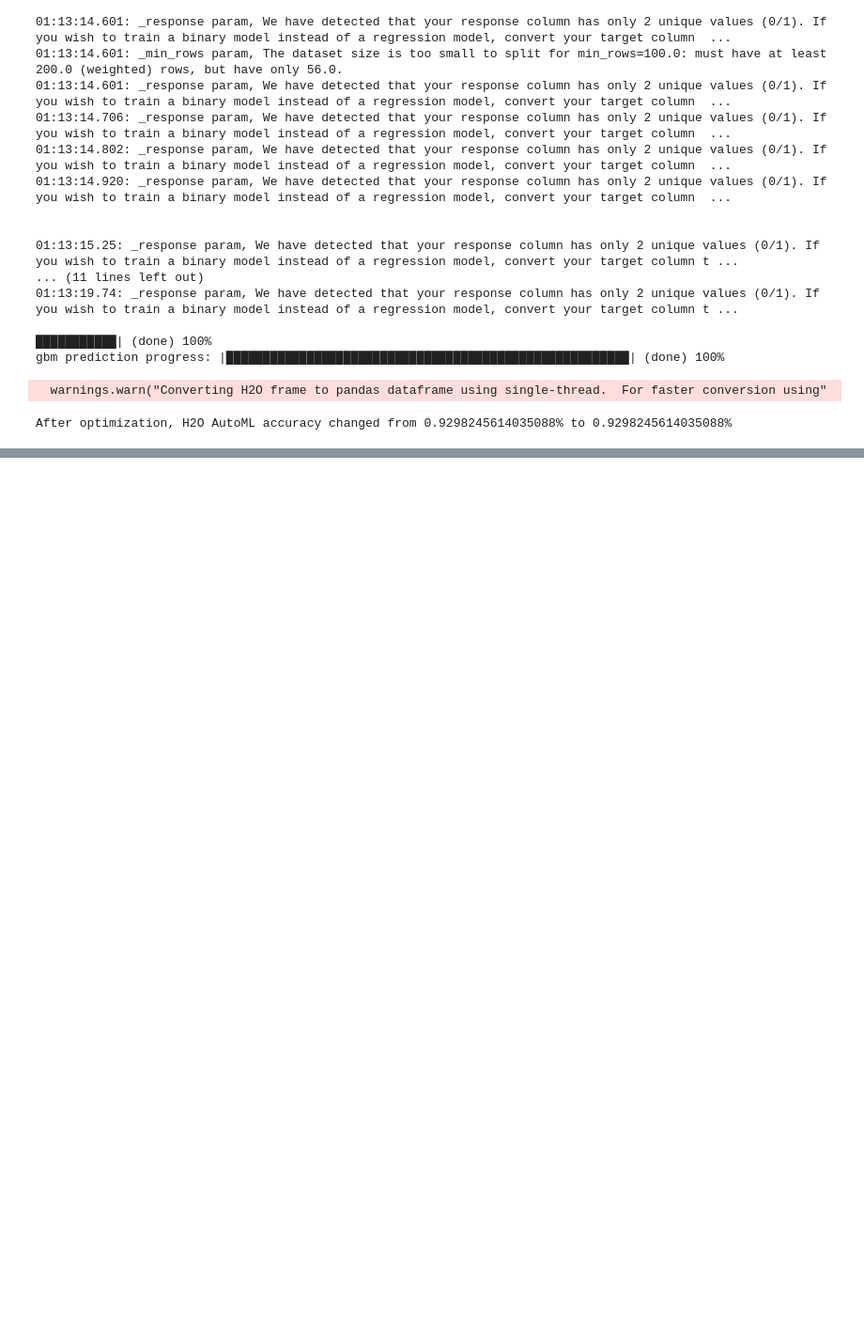
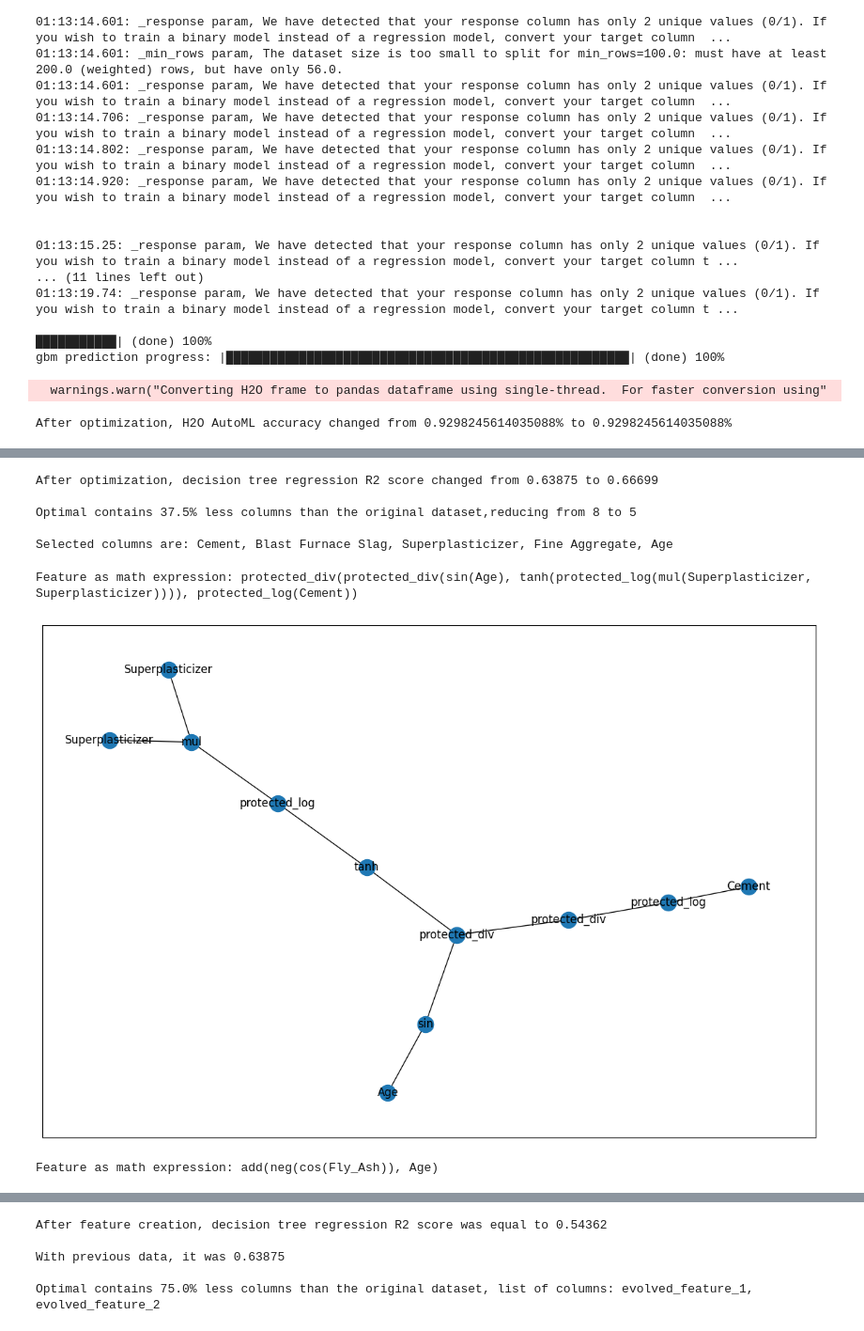
Before and after one commit to Filgar/efsc, a Jupyter notebook: playground.ipynb, the cells around one changed output, grey strips where cells are left out. Shown: that part at 94% size. Drawn from its saved outputs; the diff is of its cells as text; code cells hidden in the pictures; blank space fills up the shorter version.

```diff
--- a/playground.ipynb
+++ b/playground.ipynb
@@ -341,0 +449,63 @@ After optimization, H2O AutoML accuracy changed from 0.9298245614035088% to 0.92
+# %%
+x_train_reg, x_test_reg, x_val_reg, y_train_reg, y_test_reg, y_val_reg = dp.get_train_test_validation_data('wine_quality', 0.8, 0.1)
+
+x_train_reg.columns = x_train_reg.columns.str.replace(' ', '_')
+x_test_reg.columns = x_test_reg.columns.str.replace(' ', '_')
+x_val_reg.columns = x_val_reg.columns.str.replace(' ', '_')
+# %%
+optimizer = PymooOptimizer(x_train_reg, x_val_reg, y_train_reg, y_val_reg)
+solution, score = optimizer.optimize(64, 100, Benchmark.regressor_r2_score, verbose = False)
+raw_score = np.round(Benchmark.regressor_r2_score(x_train_reg, x_test_reg, y_train_reg, y_test_reg), 5)
+optimized_score = np.round(Benchmark.regressor_r2_score(x_train_reg.loc[:, solution], x_test_reg.loc[:, solution], y_train_reg, y_test_reg), 5)
+print(f'After optimization, decision tree regression R2 score changed from {raw_score} to {optimized_score}\n\n' +
+        f'Optimal contains {np.round((x_train_reg.shape[1] - np.sum(solution)) / x_train_reg.shape[1] * 100, 1)}% less columns than the original dataset,' +
+        f'reducing from {x_train_reg.shape[1]} to {np.sum(solution)}\n\nSelected columns are: {", ".join(x_train_reg.columns[solution].tolist())}')
+# %% [output]
+After optimization, decision tree regression R2 score changed from 0.63875 to 0.66699
+
+Optimal contains 37.5% less columns than the original dataset,reducing from 8 to 5
+
+Selected columns are: Cement, Blast Furnace Slag, Superplasticizer, Fine Aggregate, Age
+# %%
+# Evolve a new set of features
+x_train_2_reg = pd.DataFrame({})
+x_test_2_reg = pd.DataFrame({})
+x_val_2_reg = pd.DataFrame({})
+
+old_r2 = 100000
+new_r2 = 1
+feature_count = 0
+
+while new_r2 - old_r2 < 0:
+    old_r2 = new_r2
+    feature_count += 1
+    optimizer = PymooOptimizer(pd.concat([x_train_reg, x_train_2_reg], axis=1), pd.concat([x_val_reg, x_val_2_reg], axis=1), y_train_reg, y_val_reg)
+    best_feature_func, best_individual = optimizer.evolve_new_feature(epochs=50, heuristics=Benchmark.regressor_r2_score, verbose=False, target_train = x_train_2_reg, target_test = x_val_2_reg)
+    print("Feature as math expression:", best_individual, "\n")
+
+    nodes, edges, labels = gp.graph(best_individual)
+    g = nx.Graph()
+    g.add_nodes_from(nodes)
+    g.add_edges_from(edges)
+    pos = nx.spring_layout(g)
+
+    plt.figure(figsize=(15, 10))
+    nx.draw_networkx_nodes(g, pos)
+    nx.draw_networkx_edges(g, pos)
+    nx.draw_networkx_labels(g, pos, labels)
+    plt.show()
+
+    x_train_2_reg[f'evolved_feature_{feature_count}'] = pd.concat([x_train_reg, x_train_2_reg], axis=1).apply(lambda row: best_feature_func(*row), axis=1)
+    x_test_2_reg[f'evolved_feature_{feature_count}'] = pd.concat([x_test_reg, x_test_2_reg], axis=1).apply(lambda row: best_feature_func(*row), axis=1)
+    x_val_2_reg[f'evolved_feature_{feature_count}'] = pd.concat([x_val_reg, x_val_2_reg], axis=1).apply(lambda row: best_feature_func(*row), axis=1)
+
+    new_r2 = np.round(Benchmark.regressor_r2_score(x_train_2_reg, x_test_2_reg, y_train_reg, y_test_reg), 5)
+
+
+print(f'After feature creation, decision tree regression R2 score was equal to {new_r2}\n\n' +
+        f'With previous data, it was {raw_score}\n\n' +
+        f'Optimal contains {100 - np.round(x_train_2_reg.shape[1] / x_train_reg.shape[1] * 100, 1)}% less columns than the original dataset, list of columns: {", ".join(x_train_2_reg.columns.tolist())}')
+# %% [output]
+Feature as math expression: protected_div(protected_div(sin(Age), tanh(protected_log(mul(Superplasticizer, Superplasticizer)))), protected_log(Cement))
+[figure, added]
+Feature as math expression: add(neg(cos(Fly_Ash)), Age)
@@ -341,0 +513,5 @@ After optimization, H2O AutoML accuracy changed from 0.9298245614035088% to 0.92
+After feature creation, decision tree regression R2 score was equal to 0.54362
+
+With previous data, it was 0.63875
+
+Optimal contains 75.0% less columns than the original dataset, list of columns: evolved_feature_1, evolved_feature_2
```
Also changed, not shown: parts of 14 cells of this notebook, 3 other files.
